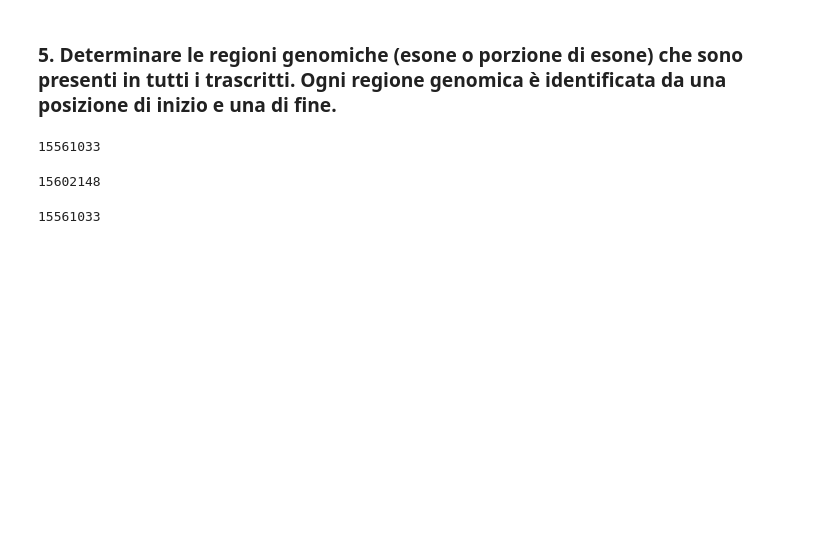
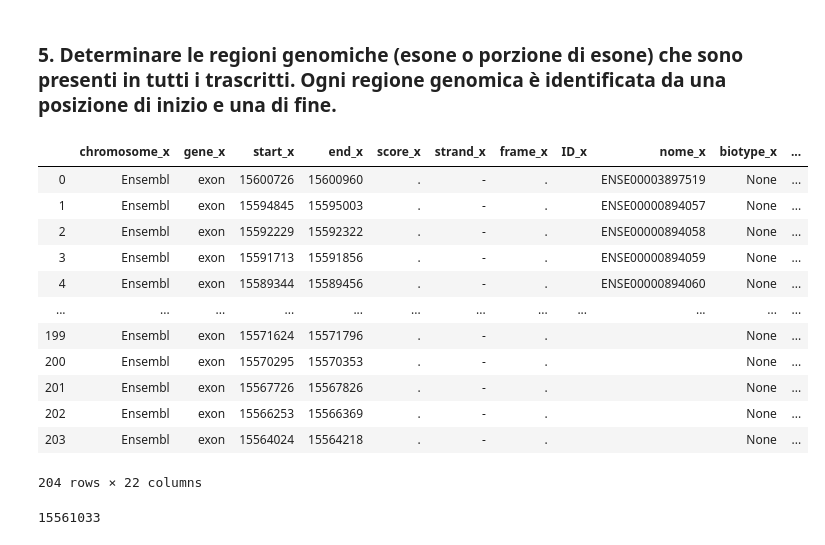
Before and after one commit to LorenzoMauri/ODE-and-GA-algorithms-covid19-applications, a Jupyter notebook: progettogdv.ipynb, the cells around one changed output. Saved outputs shown, nothing was run; the diff lists cells and outputs as text; code cells hidden in the pictures; blank space fills up the shorter version.

Commit message:
punto1 sistemato, vedere il punto 4 e 5

```diff
--- a/progettogdv.ipynb
+++ b/progettogdv.ipynb
@@ -145,13 +167,19 @@ data_punto3[(data_punto3['gene_y']=='transcript')&(data_punto3['biotype_y']=='pr
 # %%
-data_punto5['start_x'].min()
+data_punto5
 # %% [output]
+|  | chromosome_x | gene_x | start_x | end_x | score_x | strand_x | frame_x | ID_x | nome_x | biotype_x | ... |
+| 0 | Ensembl | exon | 15600726 | 15600960 | . | - | . |  | ENSE00003897519 | None | ... |
+| 1 | Ensembl | exon | 15594845 | 15595003 | . | - | . |  | ENSE00000894057 | None | ... |
+| 2 | Ensembl | exon | 15592229 | 15592322 | . | - | . |  | ENSE00000894058 | None | ... |
+| 3 | Ensembl | exon | 15591713 | 15591856 | . | - | . |  | ENSE00000894059 | None | ... |
+| 4 | Ensembl | exon | 15589344 | 15589456 | . | - | . |  | ENSE00000894060 | None | ... |
+| ... | ... | ... | ... | ... | ... | ... | ... | ... | ... | ... | ... |
+| 199 | Ensembl | exon | 15571624 | 15571796 | . | - | . |  |  | None | ... |
+| 200 | Ensembl | exon | 15570295 | 15570353 | . | - | . |  |  | None | ... |
+| 201 | Ensembl | exon | 15567726 | 15567826 | . | - | . |  |  | None | ... |
+| 202 | Ensembl | exon | 15566253 | 15566369 | . | - | . |  |  | None | ... |
+| 203 | Ensembl | exon | 15564024 | 15564218 | . | - | . |  |  | None | ... |
-15561033
+204 rows × 22 columns
-# %%
-data_punto5=data_punto2
-#data_punto5[(data_punto5['start_y']<=data_punto5['start_x'])&(data_punto5['end_y']>=data_punto5['end_x'])]
-data_punto5['end_x'].max()
-# %% [output]
-15602148
 # %%
 data_punto5['start_y'].min()
 # %% [output]
```
Also changed, not shown: parts of 11 cells of this notebook.
